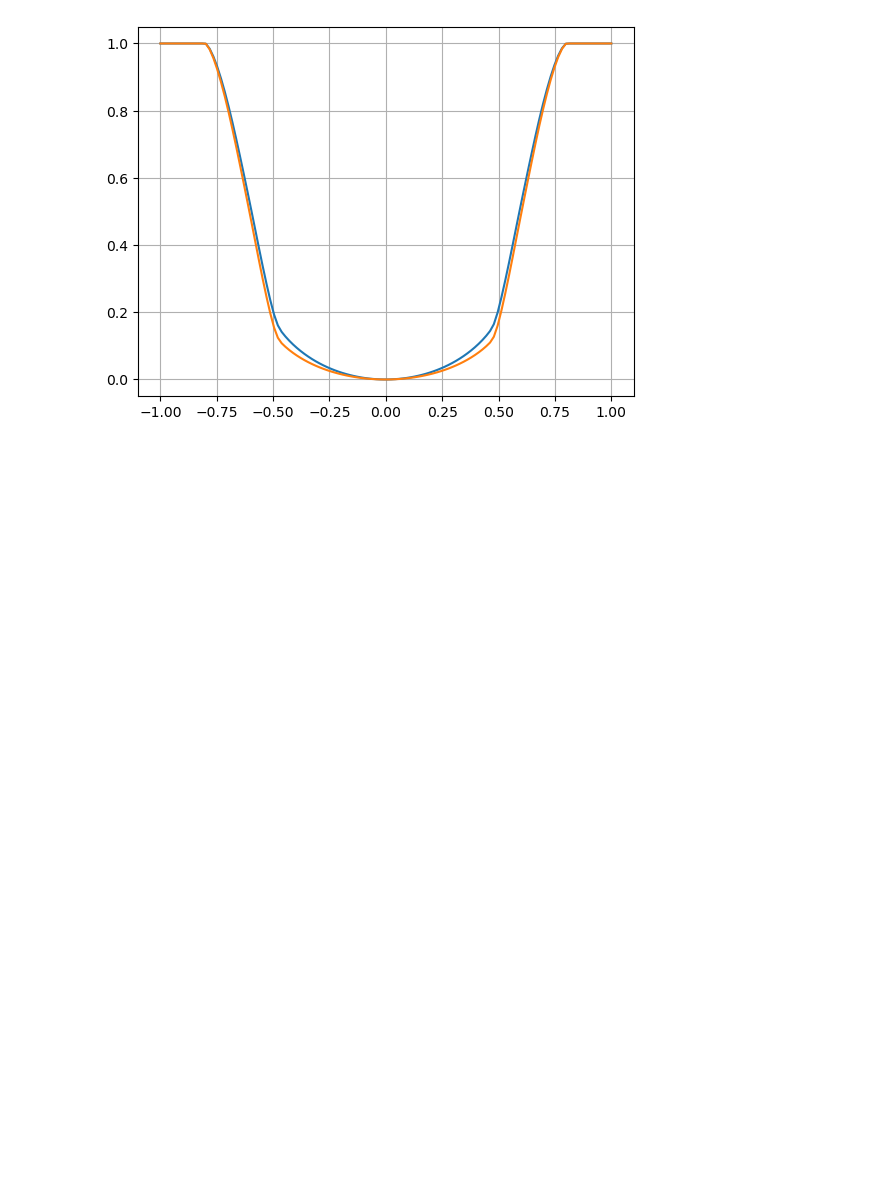
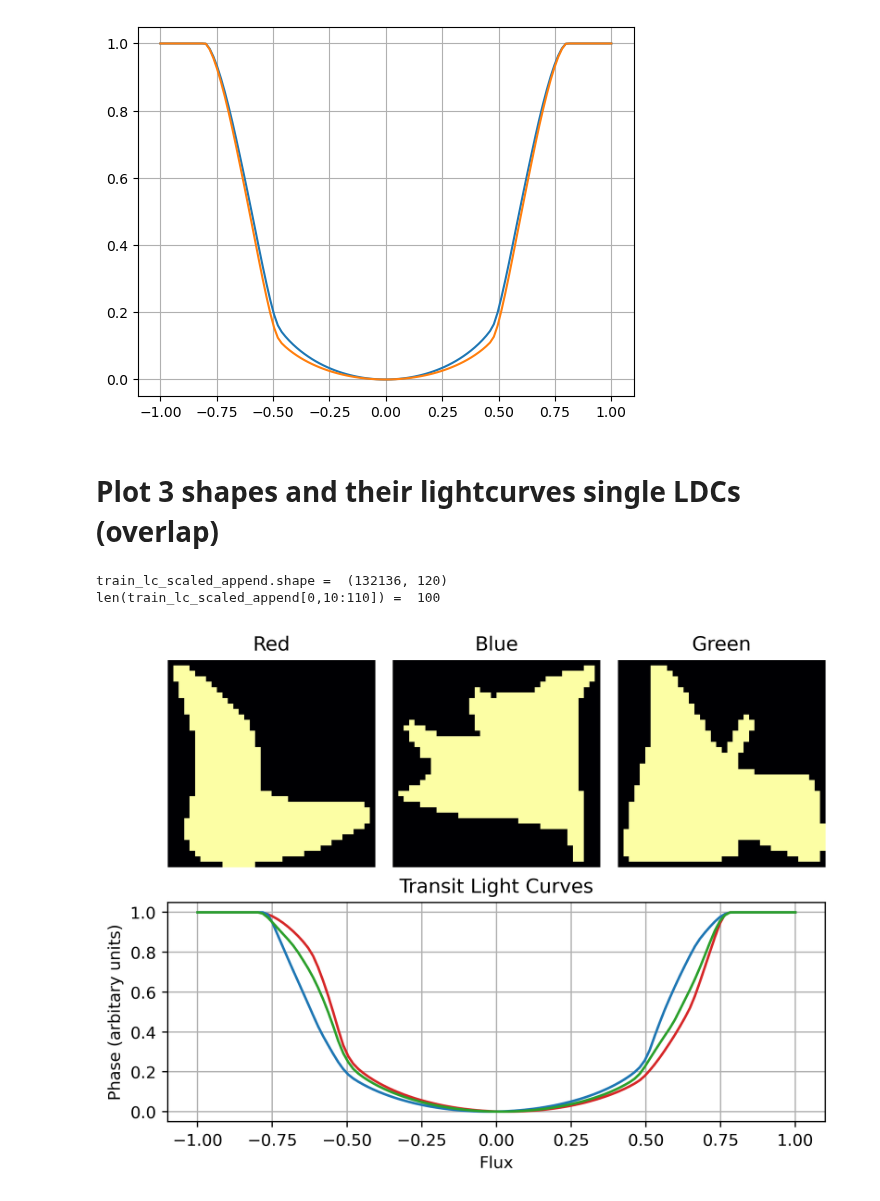
Before and after one commit to abrahammathews2000/mega, a Jupyter notebook: lightcurve_simulation/data_npy/plot_lc.ipynb, the cells around one changed output. Cells and saved outputs as stored; diff of their text form; code cells hidden in the pictures; blank space fills up the shorter version.

Commit message:
Added code to plot lightcurves for different shapes in overlapping fashion

```diff
--- a/lightcurve_simulation/data_npy/plot_lc.ipynb
+++ b/lightcurve_simulation/data_npy/plot_lc.ipynb
@@ -64,3 +63,5 @@ plt.grid('on')
 plt.show()
 # %% [output]
 [figure]
+# %% [markdown]
+# Plot 3 shapes and their lightcurves single LDCs (overlap)
@@ -66,0 +71,78 @@ plt.show()
+# %%
+train_lc_dir =  '../../data/train/npy/lc/lc_1_shape_5.npy'
+train_lc = np.load(train_lc_dir)
+
+# 2. Normalize the lightcurves
+train_lc_scaled = np.zeros(train_lc.shape)
+for i in np.arange(len(train_lc_scaled)):
+    train_lc_scaled[i] = (train_lc[i] - np.amin(train_lc[i]))/(np.amax(train_lc[i]) - np.amin(train_lc[i]))
+
+# Add flat line towards left and right of dip
+# 10 data points on each side
+# 3. Extend the lightcurves
+## - Train Set
+train_lc_scaled_append = np.ones((train_lc.shape[0],120))
+print('train_lc_scaled_append.shape = ',train_lc_scaled_append.shape)
+print("len(train_lc_scaled_append[0,10:110]) = ",len(train_lc_scaled_append[0,10:110]))
+
+for i in np.arange(len(train_lc_scaled)):
+    train_lc_scaled_append[i,10:110] = train_lc_scaled[i]
+# %% [output]
+train_lc_scaled_append.shape =  (132136, 120)
+len(train_lc_scaled_append[0,10:110]) =  100
+# %%
+train_shape_dir = '../../data/train/npy/shape/shape_5.npy'
+train_shape = np.load(train_shape_dir)
+
+# 2. Normalize the image, convert to opacity map
+## Train Set
+train_shape = train_shape/np.amax(train_shape)
+train_shape_where_0 = np.where(train_shape == 0)
+train_shape_where_1 = np.where(train_shape == 1)
+train_shape[train_shape_where_0] = 1  # 1 represent the shape (1 opacity)
+train_shape[train_shape_where_1] = 0  # 0 represent background (0 opacity)
+# %%
+k = np.random.randint(0, len(train_lc_scaled_append)-1, 3)
+ph_simul = np.linspace(-1,1,len(train_lc_scaled_append[0]))
+plt.rcParams['figure.dpi'] = 400
+
+# Create Figure 1
+plt.subplot(2, 3, 1)
+# plt.text(0.5, 0.5, 'Figure 1', ha='center', va='center', fontsize=12, color='black')
+plt.imshow(train_shape[k[0]],cmap='inferno')
+plt.title('Red')
+plt.axis('off')
+
+# Create Figure 2
+plt.subplot(2, 3, 2)
+# plt.text(0.5, 0.5, 'Figure 2', ha='center', va='center', fontsize=12, color='black')
+plt.imshow(train_shape[k[1]],cmap='inferno')
+plt.title('Blue')
+plt.axis('off')
+
+# Create Figure 3
+plt.subplot(2, 3, 3)
+# plt.text(0.5, 0.5, 'Figure 3', ha='center', va='center', fontsize=12, color='black')
+plt.imshow(train_shape[k[2]],cmap='inferno')
+plt.title('Green')
+plt.axis('off')
+
+# Create a single figure in the second row
+plt.subplot(2, 1, 2)
+# plt.text(0.5, 0.5, 'Single Figure', ha='center', va='center', fontsize=12, color='black')
+plt.plot(ph_simul,train_lc_scaled_append[k[0]],color='tab:red')
+plt.plot(ph_simul,train_lc_scaled_append[k[1]],color='tab:blue')
+plt.plot(ph_simul,train_lc_scaled_append[k[2]],color='tab:green')
+plt.grid('on')
+plt.title('Transit Light Curves')
+plt.xlabel('Flux')
+plt.ylabel('Phase (arbitary units)')
+# plt.axis('off')
+
+# Adjust layout to make sure there is no overlapping
+plt.tight_layout()
+
+# Show the plot
+plt.show()
+# %% [output]
+[figure, added]
```
Also changed, not shown: parts of 3 cells of this notebook.
